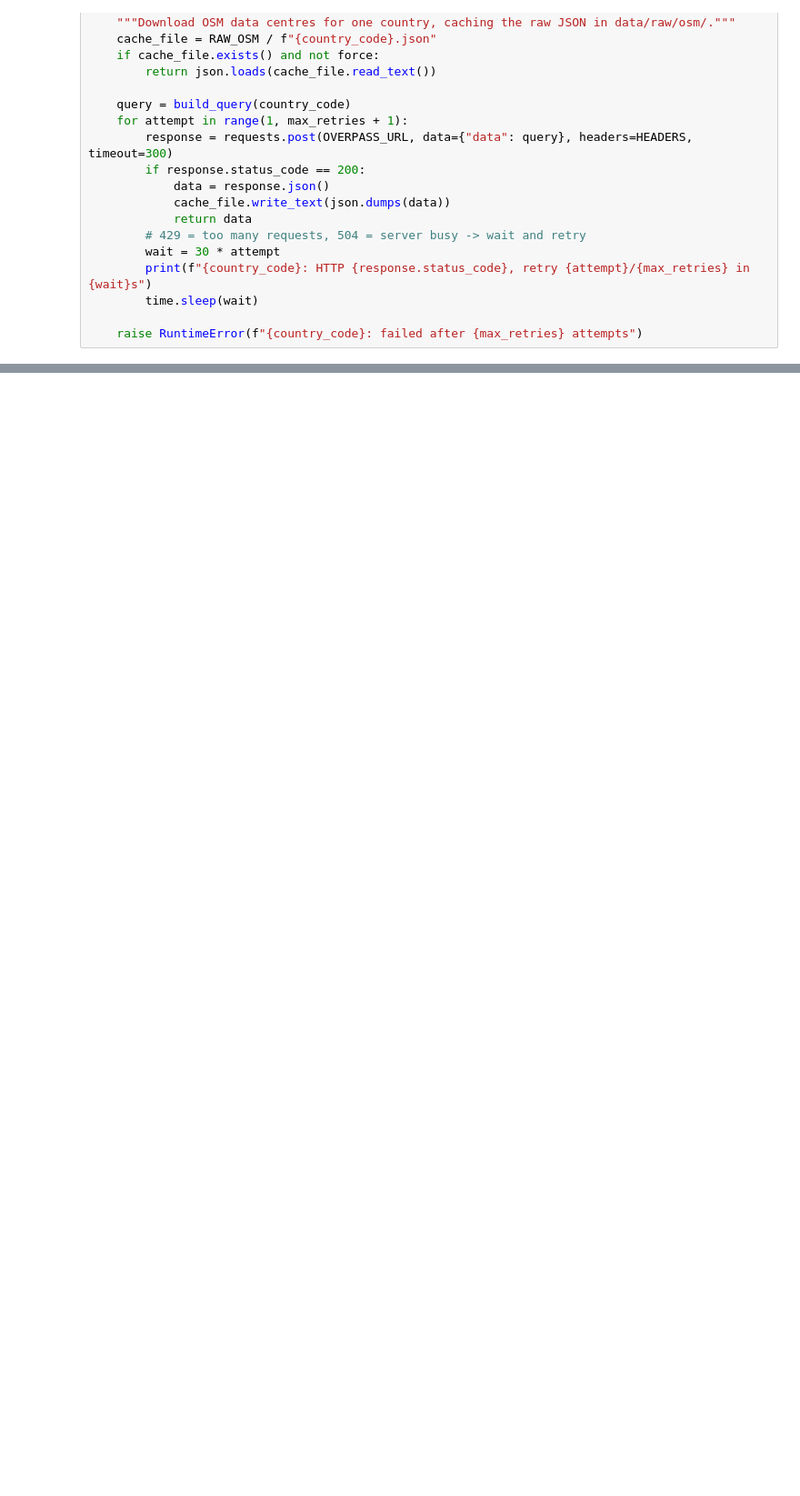
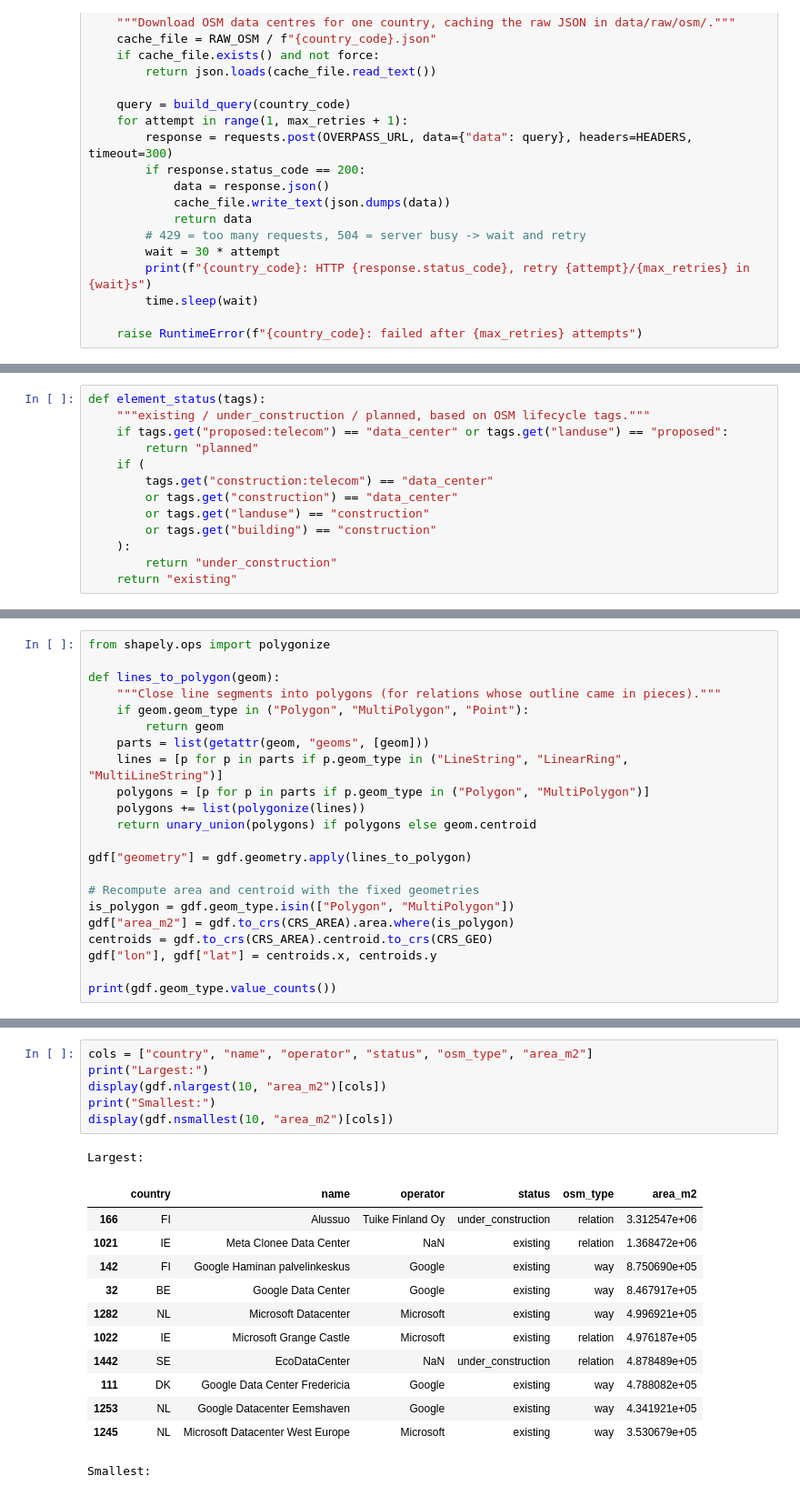
Before and after one commit to Carol-Sust/Sustainability, a Jupyter notebook: ia-agua-datacenters/notebooks/01_osm.ipynb, the cells around one changed output, grey strips where cells are left out. Shown at 91% size. Saved outputs shown, nothing was run; the diff lists cells and outputs as text; blank space fills up the shorter version.

Commit message:
Step 1: Overpass download for all countries

```diff
--- a/ia-agua-datacenters/notebooks/01_osm.ipynb
+++ b/ia-agua-datacenters/notebooks/01_osm.ipynb
@@ -113,0 +241,13 @@ summary
+# %%
+def element_status(tags):
+    """existing / under_construction / planned, based on OSM lifecycle tags."""
+    if tags.get("proposed:telecom") == "data_center" or tags.get("landuse") == "proposed":
+        return "planned"
+    if (
+        tags.get("construction:telecom") == "data_center"
+        or tags.get("construction") == "data_center"
+        or tags.get("landuse") == "construction"
+        or tags.get("building") == "construction"
+    ):
+        return "under_construction"
+    return "existing"
@@ -113,0 +316,22 @@ summary
+# %%
+from shapely.ops import polygonize
+
+def lines_to_polygon(geom):
+    """Close line segments into polygons (for relations whose outline came in pieces)."""
+    if geom.geom_type in ("Polygon", "MultiPolygon", "Point"):
+        return geom
+    parts = list(getattr(geom, "geoms", [geom]))
+    lines = [p for p in parts if p.geom_type in ("LineString", "LinearRing", "MultiLineString")]
+    polygons = [p for p in parts if p.geom_type in ("Polygon", "MultiPolygon")]
+    polygons += list(polygonize(lines))
+    return unary_union(polygons) if polygons else geom.centroid
+
+gdf["geometry"] = gdf.geometry.apply(lines_to_polygon)
+
+# Recompute area and centroid with the fixed geometries
+is_polygon = gdf.geom_type.isin(["Polygon", "MultiPolygon"])
+gdf["area_m2"] = gdf.to_crs(CRS_AREA).area.where(is_polygon)
+centroids = gdf.to_crs(CRS_AREA).centroid.to_crs(CRS_GEO)
+gdf["lon"], gdf["lat"] = centroids.x, centroids.y
+
+print(gdf.geom_type.value_counts())
@@ -113,0 +343,20 @@ summary
+# %%
+cols = ["country", "name", "operator", "status", "osm_type", "area_m2"]
+print("Largest:")
+display(gdf.nlargest(10, "area_m2")[cols])
+print("Smallest:")
+display(gdf.nsmallest(10, "area_m2")[cols])
+# %% [output]
+Largest:
+|  | country | name | operator | status | osm_type | area_m2 |
+| 166 | FI | Alussuo | Tuike Finland Oy | under_construction | relation | 3.312547e+06 |
+| 1021 | IE | Meta Clonee Data Center | NaN | existing | relation | 1.368472e+06 |
+| 142 | FI | Google Haminan palvelinkeskus | Google | existing | way | 8.750690e+05 |
+| 32 | BE | Google Data Center | Google | existing | way | 8.467917e+05 |
+| 1282 | NL | Microsoft Datacenter | Microsoft | existing | way | 4.996921e+05 |
+| 1022 | IE | Microsoft Grange Castle | Microsoft | existing | relation | 4.976187e+05 |
+| 1442 | SE | EcoDataCenter | NaN | under_construction | relation | 4.878489e+05 |
+| 111 | DK | Google Data Center Fredericia | Google | existing | way | 4.788082e+05 |
+| 1253 | NL | Google Datacenter Eemshaven | Google | existing | way | 4.341921e+05 |
+| 1245 | NL | Microsoft Datacenter West Europe | Microsoft | existing | way | 3.530679e+05 |
+Smallest:
```
Also changed, not shown: parts of 16 cells of this notebook, 1 other file.
